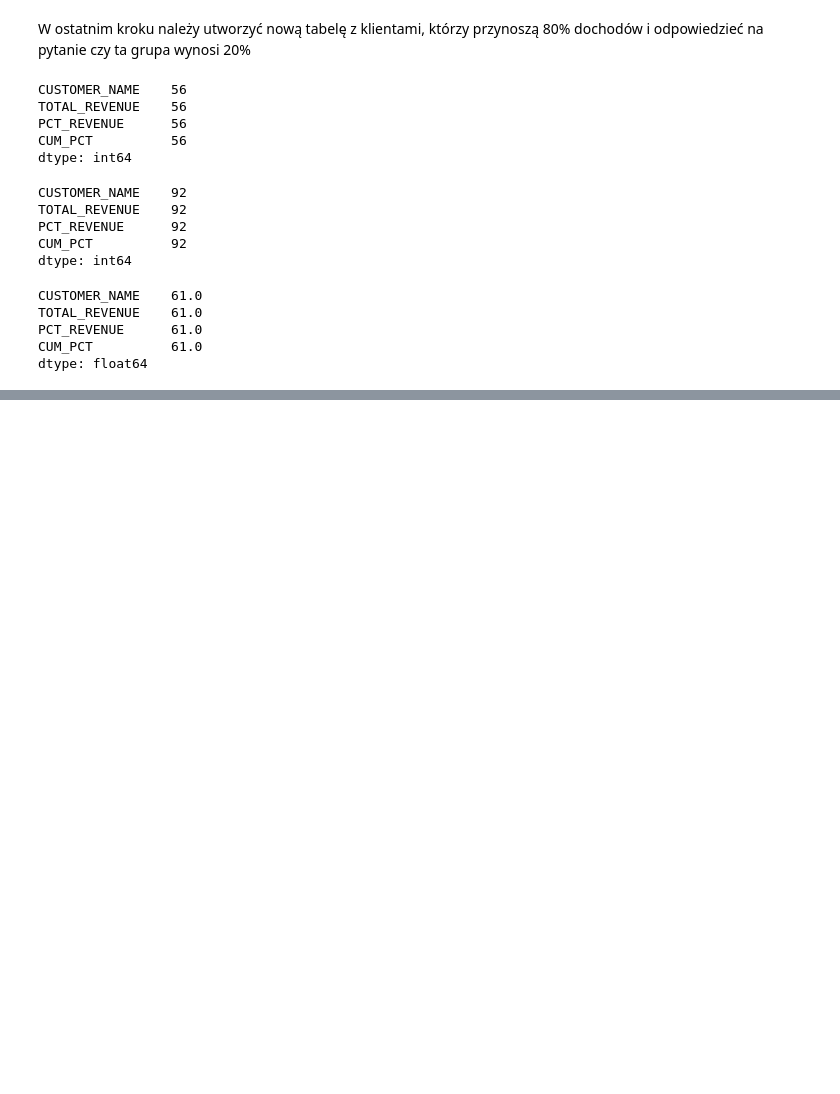
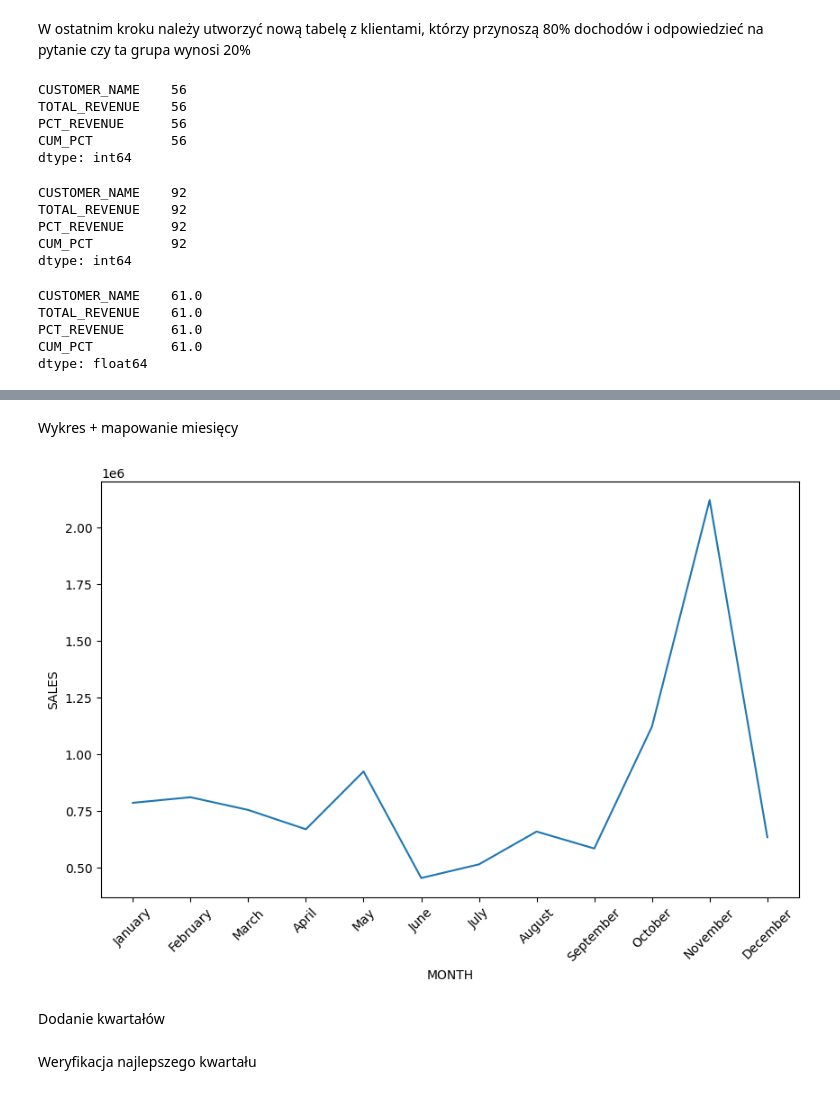
Before and after one commit to AdrianSchmidt96/portfolio-adrian-schmidt, a Jupyter notebook: 01_sales-performance-analysis/notebook/sales_analysis.ipynb, the cells around one changed output, grey strips where cells are left out. Saved outputs shown, nothing was run; the diff lists cells and outputs as text; code cells hidden in the pictures; blank space fills up the shorter version.

```diff
--- a/01_sales-performance-analysis/notebook/sales_analysis.ipynb
+++ b/01_sales-performance-analysis/notebook/sales_analysis.ipynb
@@ -360,0 +483,4 @@ dtype: float64
+# %%
+df_sales_by_month = df.groupby('MONTH')['SALES'].sum().reset_index()
+df_sales_by_month = df_sales_by_month.sort_values('SALES',ascending=False)
+df_sales_by_month
@@ -360,0 +501,29 @@ dtype: float64
+# %% [markdown]
+Wykres + mapowanie miesięcy
+# %%
+month_to_number = {
+    'January' : 1,
+    'February' : 2,
+    'March' : 3,
+    'April' : 4,
+    'May' : 5,
+    'June' : 6,
+    'July' : 7,
+    'August' : 8,
+    'September' : 9,
+    'October' : 10,
+    'November' : 11,
+    'December' : 12
+}
+
+df_sales_by_month['MONTH_NUMBER'] = df_sales_by_month['MONTH'].map(month_to_number)
+
+df_sales_by_month = df_sales_by_month.sort_values('MONTH_NUMBER')
+plt.figure(figsize=(10,6))
+sns.lineplot(data=df_sales_by_month, x ='MONTH', y='SALES')
+plt.xticks(rotation = 45)
+plt.show()
+# %% [output]
+[figure, added]
+# %% [markdown]
+Dodanie kwartałów
@@ -360,0 +547,2 @@ dtype: float64
+# %% [markdown]
+Weryfikacja najlepszego kwartału
```
Also changed, not shown: parts of 27 cells of this notebook.
